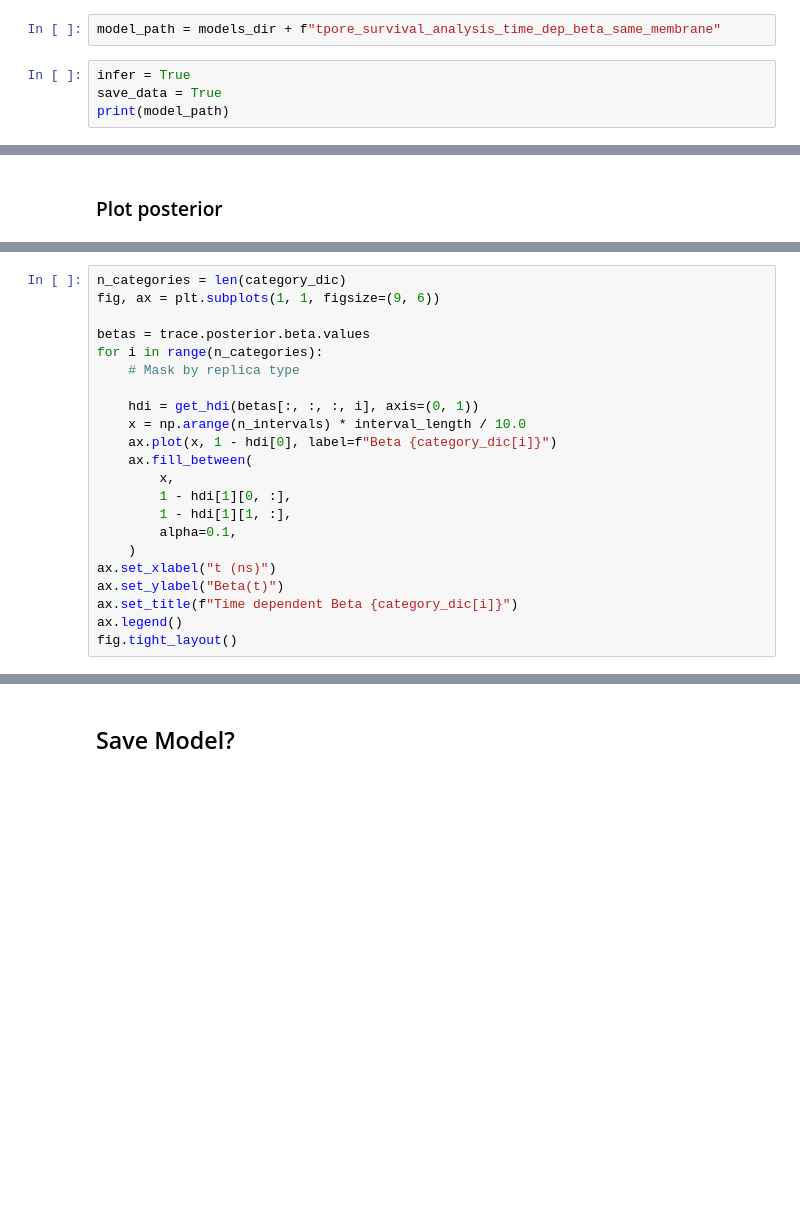
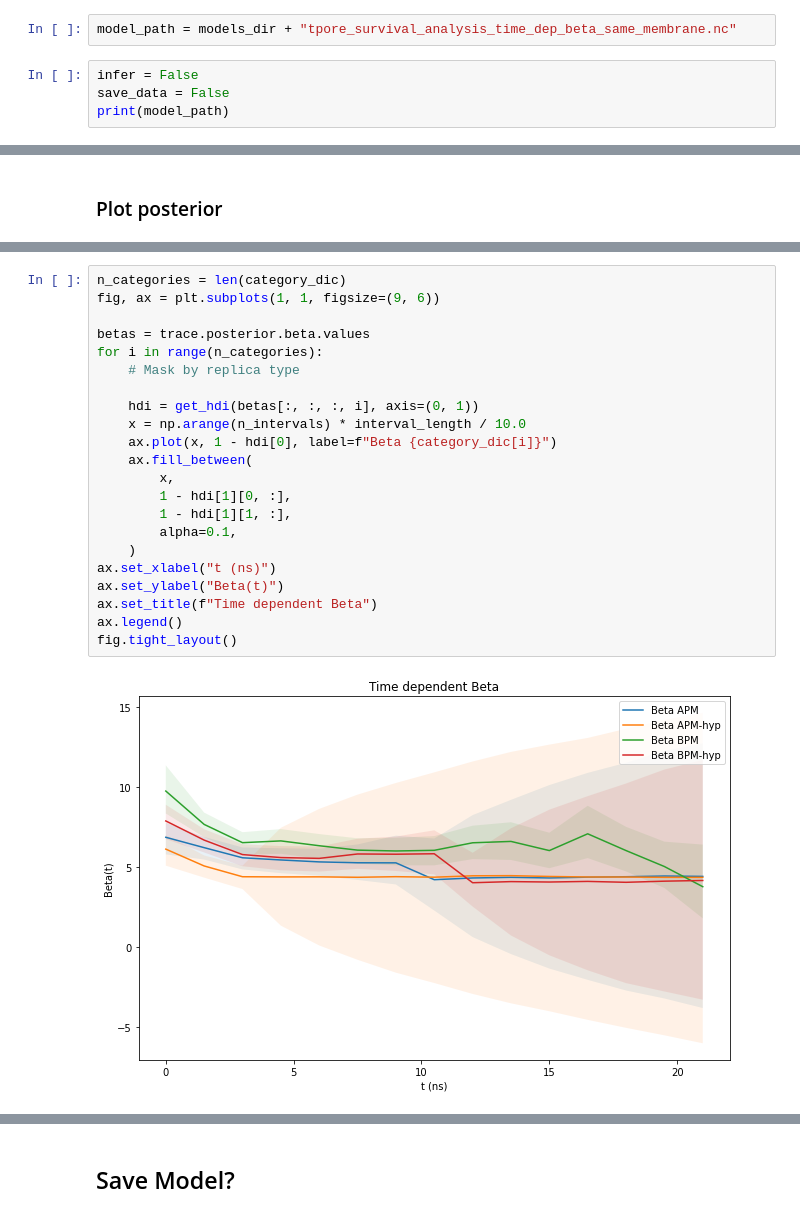
Before and after one commit to sperezconesa/electroporation_modeling, a Jupyter notebook: notebooks/tpore_survival_analysis_time_dep_beta_same_membrane.ipynb, the cells around one changed output, grey strips where cells are left out. Cells and saved outputs as stored; diff of their text form; blank space fills up the shorter version.

Commit message:
Some minor changes and save the figures for open data.

```diff
--- a/notebooks/tpore_survival_analysis_time_dep_beta_same_membrane.ipynb
+++ b/notebooks/tpore_survival_analysis_time_dep_beta_same_membrane.ipynb
@@ -27,8 +41,8 @@ processed_data_dir = "../data/processed/"
 external_data_dir = "../data/external/"
 models_dir = "../models/"
 # %%
-model_path = models_dir + f"tpore_survival_analysis_time_dep_beta_same_membrane"
+model_path = models_dir + "tpore_survival_analysis_time_dep_beta_same_membrane.nc"
 # %%
-infer = True
-save_data = True
+infer = False
+save_data = False
 print(model_path)
@@ -279,25 +351,27 @@ fig.tight_layout()
 # %%
 n_categories = len(category_dic)
 fig, ax = plt.subplots(1, 1, figsize=(9, 6))
 
 betas = trace.posterior.beta.values
 for i in range(n_categories):
     # Mask by replica type
 
     hdi = get_hdi(betas[:, :, :, i], axis=(0, 1))
     x = np.arange(n_intervals) * interval_length / 10.0
     ax.plot(x, 1 - hdi[0], label=f"Beta {category_dic[i]}")
     ax.fill_between(
         x,
         1 - hdi[1][0, :],
         1 - hdi[1][1, :],
         alpha=0.1,
     )
 ax.set_xlabel("t (ns)")
 ax.set_ylabel("Beta(t)")
-ax.set_title(f"Time dependent Beta {category_dic[i]}")
+ax.set_title(f"Time dependent Beta")
 ax.legend()
 fig.tight_layout()
+# %% [output]
+[figure, added]
 # %%
 fig, ax = plt.subplots(1, 2, figsize=(20, 7))
 lambda0 = trace.posterior.lambda0.values
```
Also changed, not shown: parts of 23 cells of this notebook, 2 other files.
